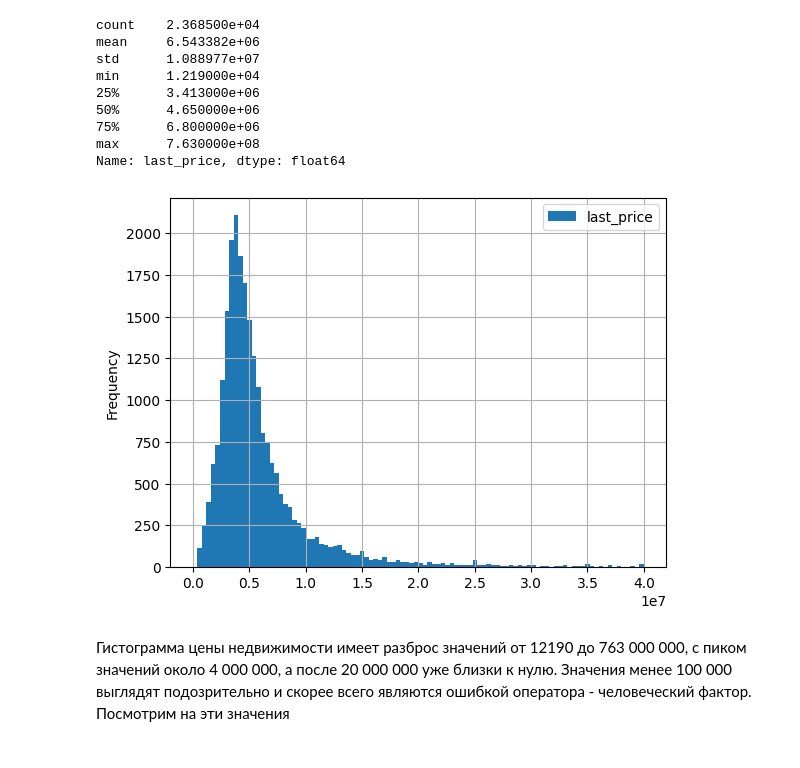
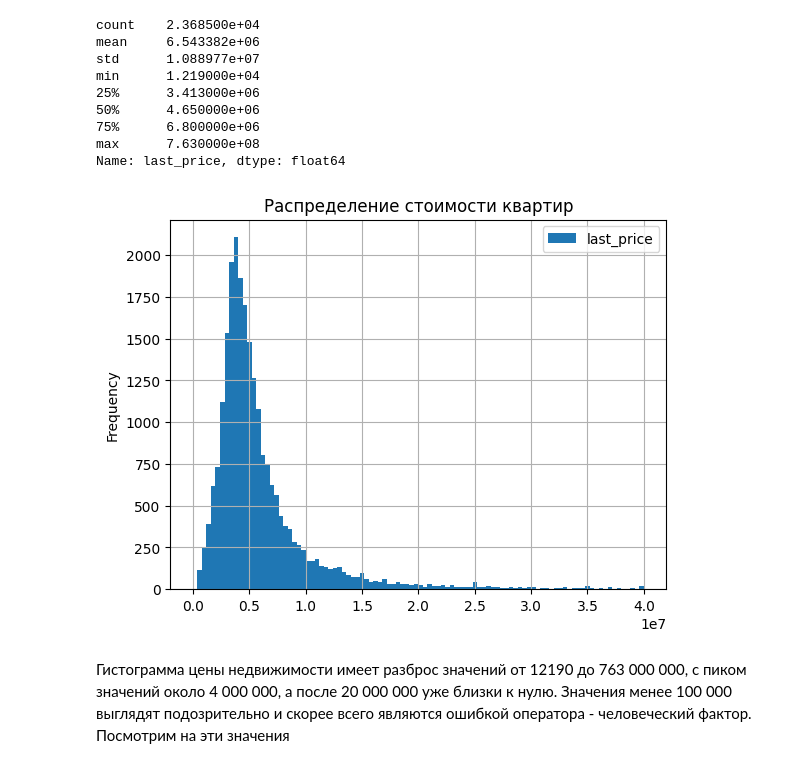
Before and after one commit to AntonBeshZ/Studys-project, a Jupyter notebook: Flats_SPB/flats_SPB.ipynb, the cells around one changed output. Saved outputs shown, nothing was run; the diff lists cells and outputs as text; code cells hidden in the pictures.

```diff
--- a/Flats_SPB/flats_SPB.ipynb
+++ b/Flats_SPB/flats_SPB.ipynb
@@ -842,9 +802,9 @@ min      1.219000e+04
 max      7.630000e+08
 Name: last_price, dtype: float64
 # %%
-data.plot(y='last_price', kind='hist', range=(0, 40000000), bins=(100), grid=True);
+data.plot(y='last_price', kind='hist', title='Распределение стоимости квартир', range=(0, 40000000), bins=(100), grid=True);
 # %% [output]
-[figure, old version]
+[figure, new version]
 # %% [markdown]
 Гистограмма цены недвижимости имеет разброс значений от 12190 до 763 000 000, с пиком значений около 4 000 000, а после 20 000 000 уже близки к нулю. Значения менее 100 000 выглядят подозрительно и скорее всего являются ошибкой оператора - человеческий фактор. Посмотрим на эти значения
 # %%
```
Also changed, not shown: parts of 76 cells of this notebook.
